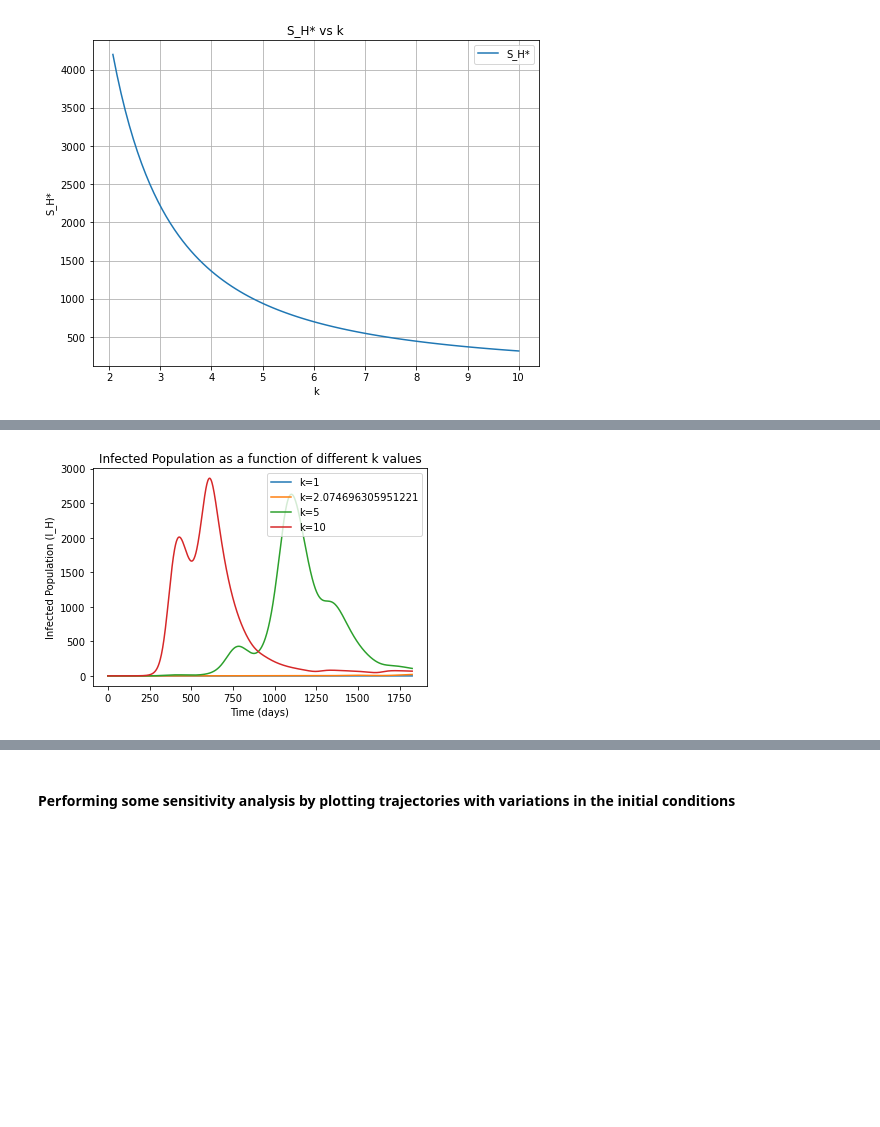
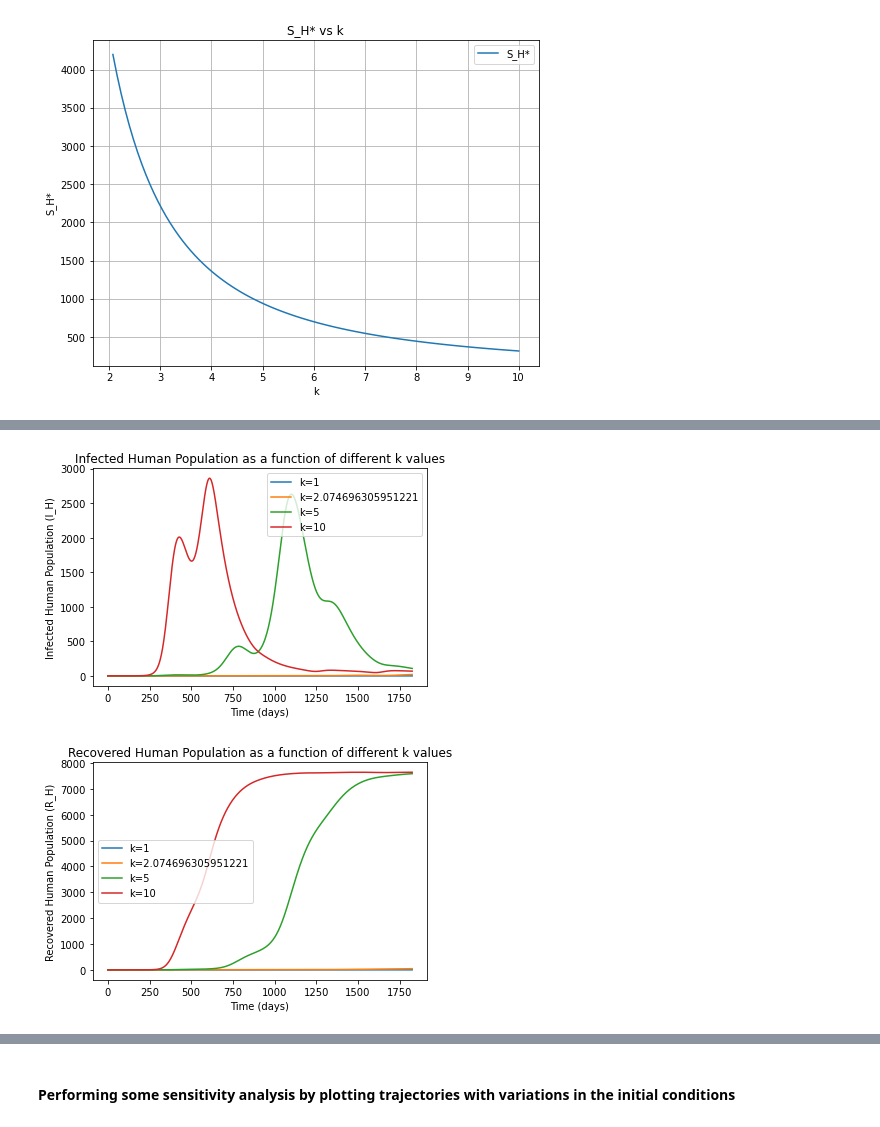
Before and after one commit to RaphaLevy/Undergraduate_Dissertation, a Jupyter notebook: modeling_files/Plotting_Equilibriums.ipynb, the cells around one changed output, grey strips where cells are left out. Drawn from its saved outputs; the diff is of its cells as text; code cells hidden in the pictures; blank space fills up the shorter version.

```diff
--- a/modeling_files/Plotting_Equilibriums.ipynb
+++ b/modeling_files/Plotting_Equilibriums.ipynb
@@ -388,11 +418,42 @@ for k_value in k_values:
 
 # Add labels and title to the plot
 plt.xlabel('Time (days)')
-plt.ylabel('Infected Population (I_H)')
-plt.title('Infected Population as a function of different k values')
+plt.ylabel('Infected Human Population (I_H)')
+plt.title('Infected Human Population as a function of different k values')
 plt.legend()
 
 # Display the plot
 plt.show()
 # %% [output]
-[figure, old version]
+[figure, new version]
+# %%
+k_values = [1, 2.0746963059512207, 5, 10]
+
+# Loop over k values
+for k_value in k_values:
+    # Update k value in the arguments
+    args = (T_prime, T1, T2, omega1, phi1, R1, R2, omega2, phi2,
+            B_E, p_ME, p_ML, p_MP, tau_E, tau_P, c1, c2,
+            D1, b1, A, B, C, b2, tau_H, DD, Tmin, gamma, R_L,
+            N, M, E_M0, I_H0, I_M0, R_H0, mu_H, k_value)
+
+    # Solve the system of differential equations
+    sol = solve_ivp(population_dynamics_model, [0, 1825], [S_H0, I_H0, R_H0, S_M0, E_M0, I_M0], args=args, dense_output=True, t_eval=t_eval, method="DOP853")
+
+    # Extract the results
+    times = sol.t
+    S_H, I_H, R_H, S_M, E_M, I_M = sol.y
+
+    # Plot R_H as a function of time for the current k value
+    plt.plot(times, R_H, label=f'k={k_value}')
+
+# Add labels and title to the plot
+plt.xlabel('Time (days)')
+plt.ylabel('Recovered Human Population (R_H)')
+plt.title('Recovered Human Population as a function of different k values')
+plt.legend()
+
+# Display the plot
+plt.show()
+# %% [output]
+[figure, added]
```
Also changed, not shown: parts of 9 cells of this notebook.
